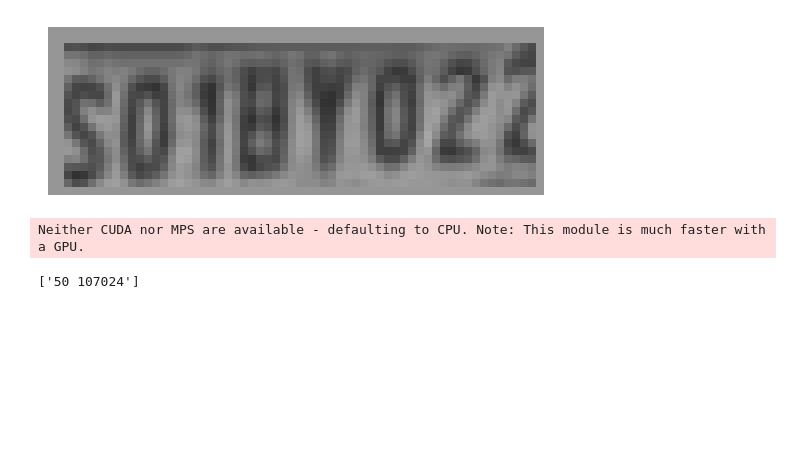
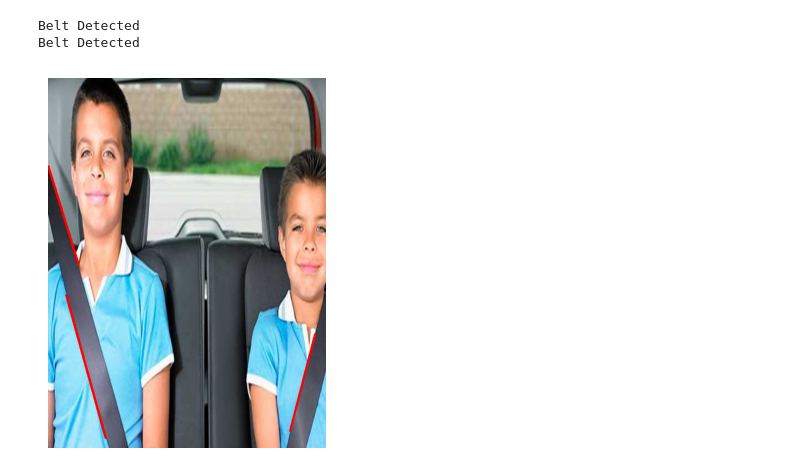
Before and after one commit to Piyush-K108/Face-Observation-OpenVIno, a Jupyter notebook: car_deteils.ipynb, the cells around one changed output. Saved outputs shown, nothing was run; the diff lists cells and outputs as text; code cells hidden in the pictures; blank space fills up the shorter version.

```diff
--- a/car_deteils.ipynb
+++ b/car_deteils.ipynb
@@ -14,0 +28,3 @@ def show(image):
+# %%
+def Slope(a,b,c,d):
+    return abs(int(d-b)/(c-a))
@@ -15 +35,41 @@ def show(image):
+# %%
+if lines is not None:
+    for line in lines:
+        x1 ,y1,x2,y2 = line[0]
+         # Slope Of Current Line
+        if (x2-x1) ==0:
+            s = 0
+        else:
+            s = Slope(x1,y1,x2,y2)
+
+        # If Current Line's Slope Is Greater Than 0.7 And Less Than 2
+        if ((s > 0.7) and ( s < 4)):
+
+            # And Previous Line's Slope Is Within 0.7 To 2
+            if((ps > 0.7) and (ps < 4)):
+
+                # And Both The Lines Are Not Too Far From Each Other
+                if((((x1 - px1) > 5) and ((x2 - px2) > 5)) or (((y1 - py1) > 5) and ((y2 - py2) > 5))):
+
+                    # Plot The Lines On "beltframe"
+                    cv2.line(image, (x1, y1), (x2, y2), (0, 0, 255), 3)
+                    cv2.line(image, (px1, py1), (px2, py2), (0, 0, 255), 3)
+
+                    # Belt Is Detected
+                    print ("Belt Detected")
+                    belt = True
+
+        # Otherwise Current Slope Becomes Previous Slope (ps) And Current Line Becomes Previous Line (px1, py1, px2, py2)
+        ps = s
+        px1, py1, px2, py2 = line[0]
+# %% [output]
+Belt Detected
+Belt Detected
+# %%
+if belt == False:
+    print("No Seatbelt detected")
+
+show(image)
+# %% [output]
+[figure, added]
 # %%
@@ -52,17 +127,12 @@ image_for_inference = cv2.cvtColor(license_plate_images[0], cv2.COLOR_BGR2GRAY)
-# %%
-show(image_for_inference)
-# %% [output]
-[figure, removed]
 # %%
-reader = easyocr.Reader(['en'])
 extracted_text = []
-results = reader.readtext(image_for_inference)
-for detection in results:
-        box, text, confidence = detection
-        extracted_text.append(text)
+def extract_texts(image):
+    for i in range(len(image)):
+        image_for_inference = cv2.cvtColor(image[i], cv2.COLOR_BGR2GRAY)
+        reader = easyocr.Reader(['en'],gpu=True)
+
+        results = reader.readtext(image_for_inference)
+        for detection in results:
+                box, text, confidence = detection
+                extracted_text.append(text)
+        return
-# %% [output]
-Neither CUDA nor MPS are available - defaulting to CPU. Note: This module is much faster with a GPU.
-# %%
-extracted_text
-# %% [output]
-['50 107024']
```
Also changed, not shown: parts of 14 cells of this notebook, 1 other file.
